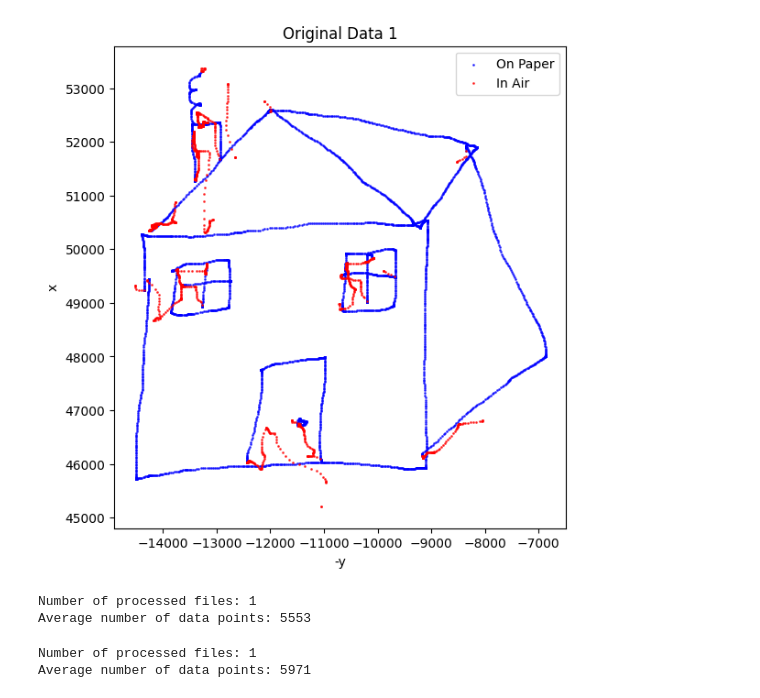
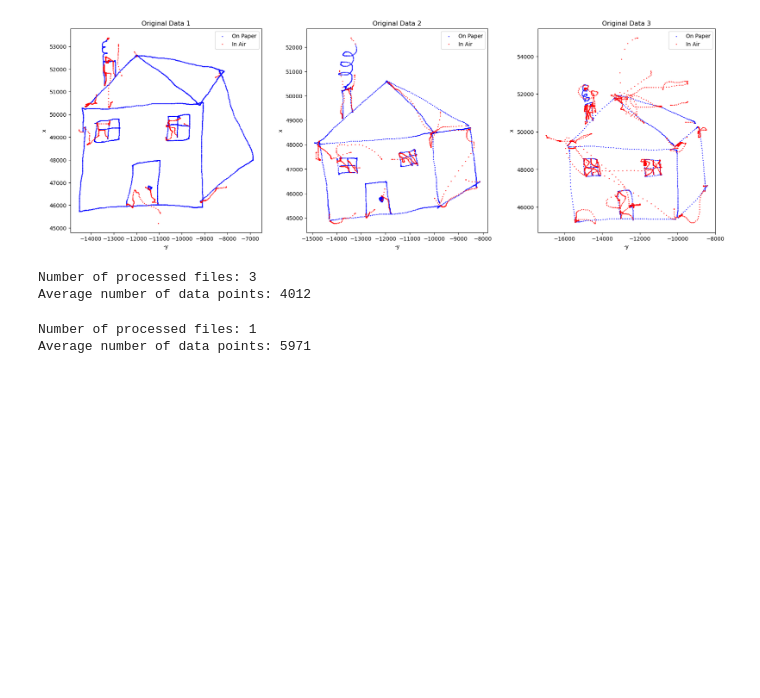
Before and after one commit to jaypeepeep/SC-Beta-VAE-GAN, a Jupyter notebook: model/VAEGAN Checkpoint 1.5.2.6 PreTrained.ipynb, the cells around one changed output. Drawn from its saved outputs; the diff is of its cells as text; code cells hidden in the pictures; blank space fills up the shorter version.

```diff
--- a/model/VAEGAN Checkpoint 1.5.2.6 PreTrained.ipynb
+++ b/model/VAEGAN Checkpoint 1.5.2.6 PreTrained.ipynb
@@ -62,37 +62,37 @@ def upload_and_process_files(directory, num_files_to_use=None):
         scaler = MinMaxScaler()
         normalized_data = scaler.fit_transform(df[['x', 'y', 'timestamp']])
         scalers.append(scaler)
 
         on_paper = df[df['pen_status'] == 1]
         in_air = df[df['pen_status'] == 0]
         axs[i].scatter(-on_paper['y'], on_paper['x'], c='blue', s=1, alpha=0.7, label='On Paper')
         axs[i].scatter(-in_air['y'], in_air['x'], c='red', s=1, alpha=0.7, label='In Air')
         axs[i].set_title(f'Original Data {i + 1}')
         axs[i].set_xlabel('-y')
         axs[i].set_ylabel('x')
         axs[i].legend()
         axs[i].set_aspect('equal')
 
     plt.show()
 
     processed_data = [np.column_stack((scaler.transform(df[['x', 'y', 'timestamp']]), df['pen_status'].values))
                       for df, scaler in zip(data_frames, scalers)]
     avg_data_points = int(np.mean([df.shape[0] for df in data_frames]))
 
     return data_frames, processed_data, scalers, avg_data_points, input_filenames, original_data_frames  # Return original data
 
 directory = 'Task2'  # Directory where the .svc files are stored
-num_files_to_use = 1
+num_files_to_use = 3
 data_frames, processed_data, scalers, avg_data_points, input_filenames, original_data_frames = upload_and_process_files(directory, num_files_to_use)
 
 # Store the name of the first file for use in Cell 4
 input_filename = input_filenames[0] if input_filenames else 'processed_data'
 print(f"Number of processed files: {len(processed_data)}")
 print(f"Average number of data points: {avg_data_points}")
 # %% [output]
-[figure, old version]
+[figure, new version]
-Number of processed files: 1
-Average number of data points: 5553
+Number of processed files: 3
+Average number of data points: 4012
 # %%
 # Cell 3
 # Process each DataFrame instead of just the first one
```
Also changed, not shown: parts of 3 cells of this notebook.
